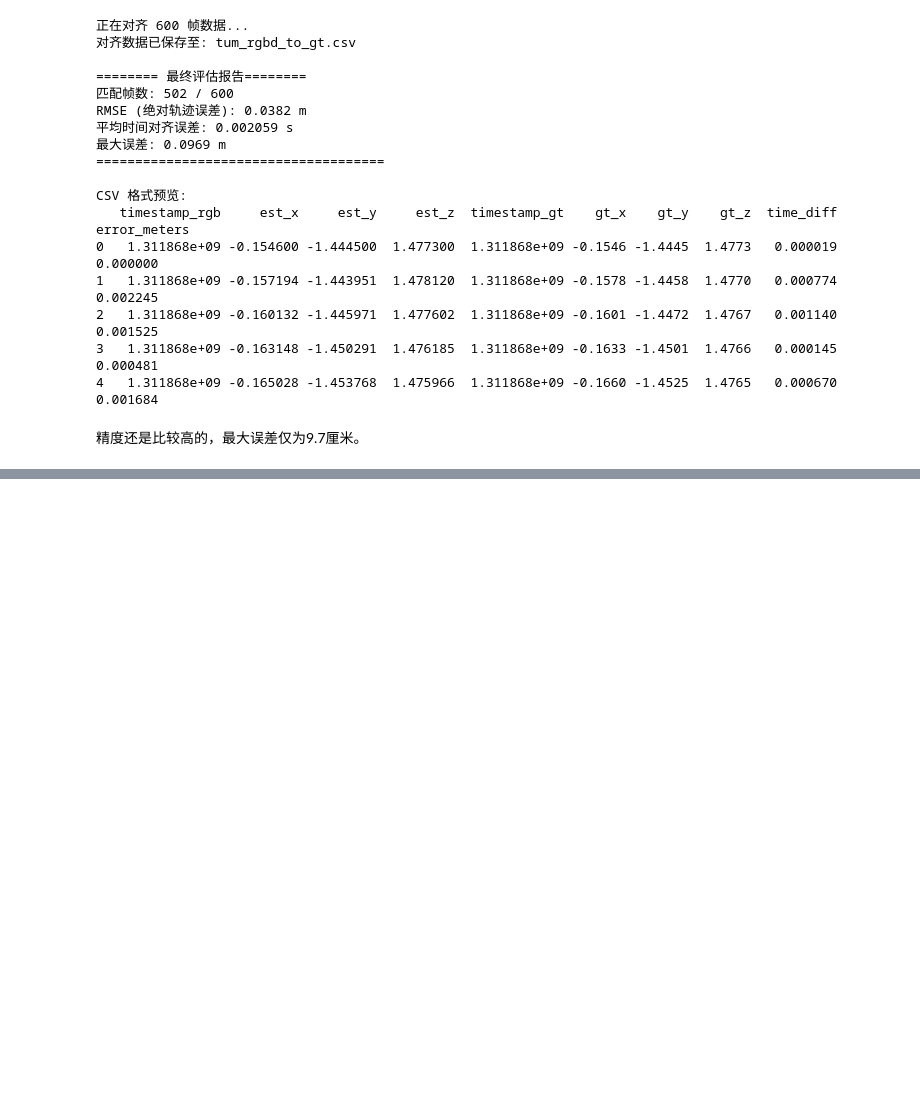
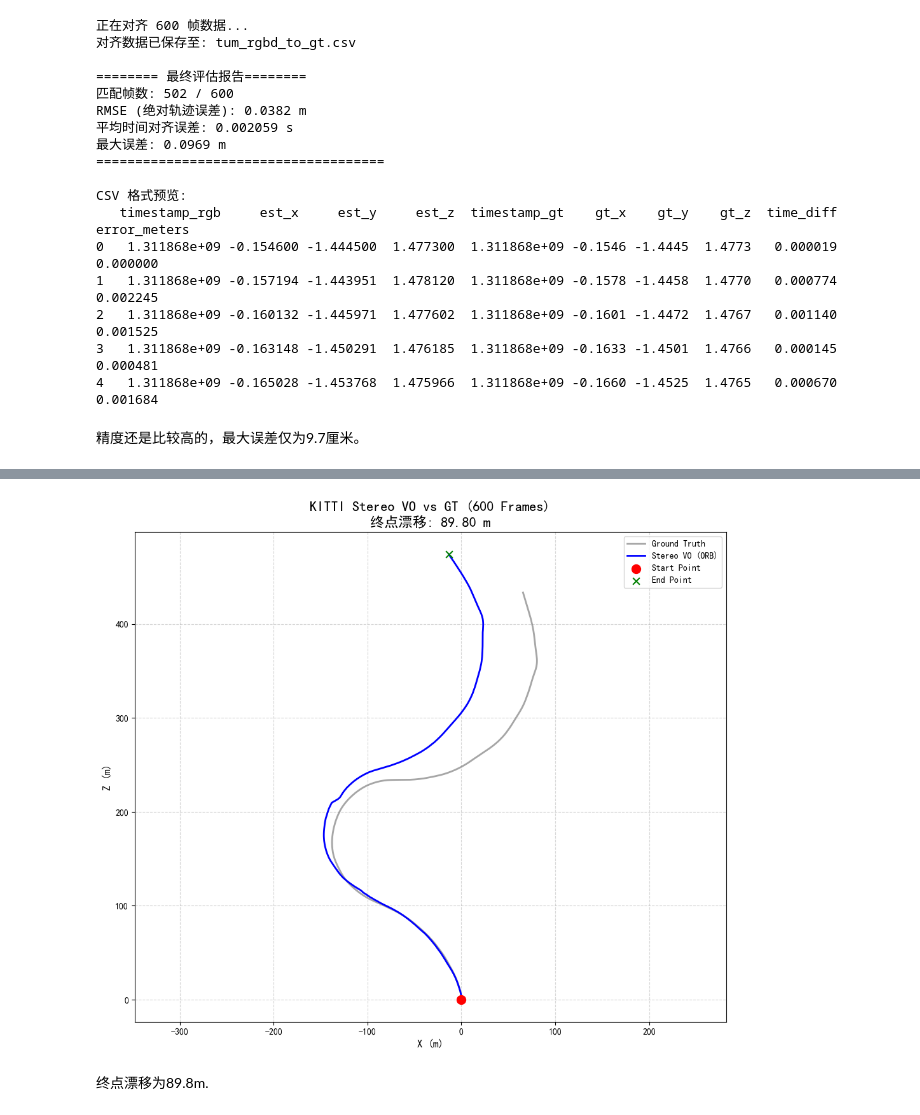
Before and after one commit to User-o2/Camera-Calibration-and-Visual-Odometry, a Jupyter notebook: Camera_Calibrate/code/visual_odometry.ipynb, the cells around one changed output, grey strips where cells are left out. Cells and saved outputs as stored; diff of their text form; code cells hidden in the pictures; blank space fills up the shorter version.

```diff
--- a/Camera_Calibrate/code/visual_odometry.ipynb
+++ b/Camera_Calibrate/code/visual_odometry.ipynb
@@ -1274,0 +1504,49 @@ CSV 格式预览:
+# %%
+# Cell 19: 双目 VO 结果可视化
+
+def plot_kitti_trajectory(traj_est, gt_poses):
+    fig = plt.figure(figsize=(12, 10))
+    ax = fig.add_subplot(111)
+
+    # === 1. 动态切片 GT 数据 ===
+    n_frames = len(traj_est)
+    # 确保不越界
+    limit = min(n_frames, len(gt_poses))
+
+    # 只提取与 VO 帧数一致的 GT 数据
+    gt_subset = gt_poses[:limit]
+    gt_xyz = np.array([T[:3, 3] for T in gt_subset])
+
+    # === 2. 绘制 ===
+    # GT
+    if len(gt_xyz) > 0:
+        ax.plot(gt_xyz[:, 0], gt_xyz[:, 2], label='Ground Truth', color='gray', linewidth=2, alpha=0.7)
+
+    # 估算
+    ax.plot(traj_est[:, 0], traj_est[:, 2], label='Stereo VO (ORB)', color='blue', linewidth=2)
+
+    # 标记起点
+    if len(traj_est) > 0:
+        ax.scatter(traj_est[0, 0], traj_est[0, 2], c='red', s=100, label='Start Point', zorder=5)
+        ax.scatter(traj_est[-1, 0], traj_est[-1, 2], c='green', s=60, label='End Point', marker='x', zorder=5)
+
+    # 计算简单的终点漂移
+    if len(gt_xyz) > 0:
+        final_error = np.linalg.norm(traj_est[-1] - gt_xyz[-1])
+        title_str = f'KITTI Stereo VO vs GT ({n_frames} Frames)\n终点漂移: {final_error:.2f} m'
+    else:
+        title_str = f'KITTI Stereo VO vs GT ({n_frames} Frames)'
+
+    ax.set_title(title_str, fontsize=16)
+    ax.set_xlabel('X (m)', fontsize=12)
+    ax.set_ylabel('Z (m)', fontsize=12)
+    ax.legend()
+    ax.axis('equal') # 保持比例一致
+    ax.grid(True, linestyle='--', alpha=0.5)
+    plt.show()
+# %%
+plot_kitti_trajectory(traj_stereo, kitti_gt)
+# %% [output]
+[figure, added]
+# %% [markdown]
+终点漂移为89.8m.
```
Also changed, not shown: parts of 11 cells of this notebook.
